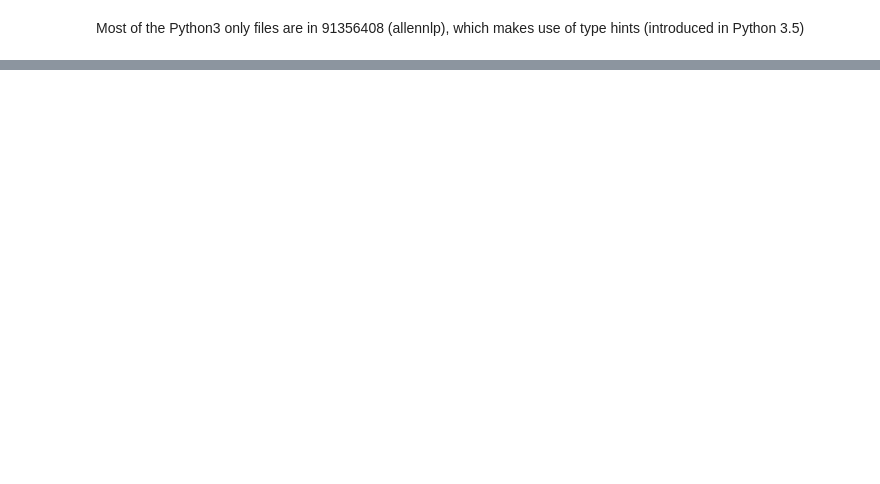
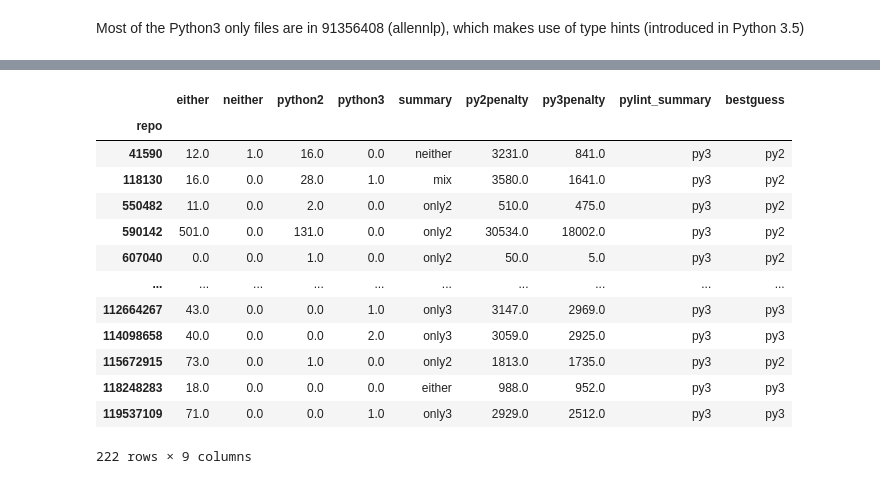
Before and after one commit to a2i2/mining-data-science-repositories, a Jupyter notebook: notebooks/analyse_py_ver.ipynb, the cells around one changed output, grey strips where cells are left out. Saved outputs shown, nothing was run; the diff lists cells and outputs as text; code cells hidden in the pictures; blank space fills up the shorter version.

```diff
--- a/notebooks/analyse_py_ver.ipynb
+++ b/notebooks/analyse_py_ver.ipynb
@@ -400,0 +490,2 @@ Most of the Python3 only files are in 91356408 (allennlp), which makes use of ty
+# %%
+tab3["pylint_summary"] = np.where(tab3["py3penalty"] > tab3["py2penalty"], "py2", "py3")
@@ -400,0 +509,4 @@ Most of the Python3 only files are in 91356408 (allennlp), which makes use of ty
+# %%
+# need to coerce to strings for groupby to work
+tab3['summary'] = tab3['summary'].astype(str)
+tab3['pylint_summary'] = tab3['pylint_summary'].astype(str)
@@ -400,0 +544,36 @@ Most of the Python3 only files are in 91356408 (allennlp), which makes use of ty
+# %%
+def bestguess(either, neither, python2, python3, py2penalty, py3penalty):
+    # Take the Python version with the least syntax errors
+    if python2 > python3:
+        return "py2"
+    if python3 > python2:
+        return "py3"
+    # Else use Pylint score to break tie
+    if py2penalty > py3penalty:
+        return "py3"
+    if py3penalty > py2penalty:
+        return "py2"
+    # In (highly unlikely) case that all equal,
+    # assume Python3 (as Python2 has reached end of life)
+    return "py3"
+# %%
+tab3["bestguess"] = tab3.apply(lambda x:
+           bestguess(x.either, x.neither, x.python2, x.python3, x.py2penalty, x.py3penalty),
+           axis=1)
+# %%
+tab3
+# %% [output]
+|  | either | neither | python2 | python3 | summary | py2penalty | py3penalty | pylint_summary | bestguess |
+| repo |  |  |  |  |  |  |  |  |  |
+| 41590 | 12.0 | 1.0 | 16.0 | 0.0 | neither | 3231.0 | 841.0 | py3 | py2 |
+| 118130 | 16.0 | 0.0 | 28.0 | 1.0 | mix | 3580.0 | 1641.0 | py3 | py2 |
+| 550482 | 11.0 | 0.0 | 2.0 | 0.0 | only2 | 510.0 | 475.0 | py3 | py2 |
+| 590142 | 501.0 | 0.0 | 131.0 | 0.0 | only2 | 30534.0 | 18002.0 | py3 | py2 |
+| 607040 | 0.0 | 0.0 | 1.0 | 0.0 | only2 | 50.0 | 5.0 | py3 | py2 |
+| ... | ... | ... | ... | ... | ... | ... | ... | ... | ... |
+| 112664267 | 43.0 | 0.0 | 0.0 | 1.0 | only3 | 3147.0 | 2969.0 | py3 | py3 |
+| 114098658 | 40.0 | 0.0 | 0.0 | 2.0 | only3 | 3059.0 | 2925.0 | py3 | py3 |
+| 115672915 | 73.0 | 0.0 | 1.0 | 0.0 | only2 | 1813.0 | 1735.0 | py3 | py2 |
+| 118248283 | 18.0 | 0.0 | 0.0 | 0.0 | either | 988.0 | 952.0 | py3 | py3 |
+| 119537109 | 71.0 | 0.0 | 0.0 | 1.0 | only3 | 2929.0 | 2512.0 | py3 | py3 |
+222 rows × 9 columns
```
Also changed, not shown: parts of 41 cells of this notebook, 2 other files.
